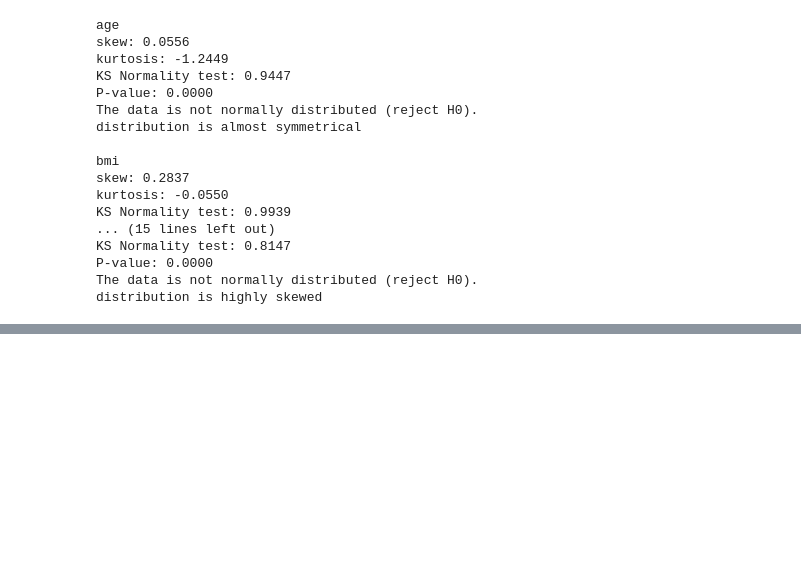
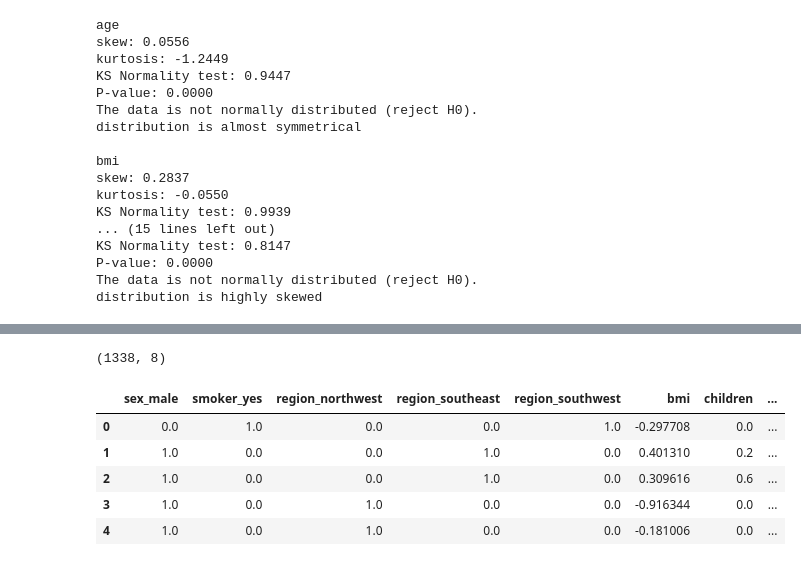
Before and after one commit to Just-Aymz/US-Insurance-Data, a Jupyter notebook: Data_Preprocessing.ipynb, the cells around one changed output, grey strips where cells are left out. Saved outputs shown, nothing was run; the diff lists cells and outputs as text; code cells hidden in the pictures; blank space fills up the shorter version.

```diff
--- a/Data_Preprocessing.ipynb
+++ b/Data_Preprocessing.ipynb
@@ -134,11 +139,15 @@ def outlier_Values(feature: str, dataframe: Optional[pd.DataFrame]=df):
 
   if len(outliers) > 0:
     print(f'Column: {feature}\nOutliers: {len(outliers)}\n')
+    return feature
   else:
     print(f'Column {feature} has no outliers\n')
 # %%
+outliers = []
 for feature in df.select_dtypes(include='number'):
-  outlier_Values(feature)
+  outlier = outlier_Values(feature)
+  if not isinstance(outlier, type(None)):
+    outliers.append(outlier)
 # %% [output]
 Column age has no outliers
 
@@ -390 +309,36 @@ for col in encoded_df:
+# %%
+# Fit and transform the data
+transformed_data = pipeline.fit_transform(df)
+
+# Get the feature names for the transformed data
+onehot_columns = (
+    preprocessor.transformers_[0][1].get_feature_names_out(categorical_feats)
+).tolist()
+
+# Define the new column names for the transformed data
+numeric_columns = (
+    df.select_dtypes(include='number') # Income column is transformed
+).columns.tolist()
+
+# Remove the first occurrence of the element 2
+numeric_columns.remove('charges')
+
+all_columns = (
+    onehot_columns + outlier_feats + range_feats + gauss_feats
+)
+# Convert the transformed data back to a DataFrame with appropriate
+# column names
+transformed_df = pd.DataFrame(transformed_data, columns=all_columns)
+# %% [output]
+(1338, 8)
+# %%
+# Confirm transformations
+transformed_df.head()
+# %% [output]
+|  | sex_male | smoker_yes | region_northwest | region_southeast | region_southwest | bmi | children | ... |
+| 0 | 0.0 | 1.0 | 0.0 | 0.0 | 1.0 | -0.297708 | 0.0 | ... |
+| 1 | 1.0 | 0.0 | 0.0 | 1.0 | 0.0 | 0.401310 | 0.2 | ... |
+| 2 | 1.0 | 0.0 | 0.0 | 1.0 | 0.0 | 0.309616 | 0.6 | ... |
+| 3 | 1.0 | 0.0 | 1.0 | 0.0 | 0.0 | -0.916344 | 0.0 | ... |
+| 4 | 1.0 | 0.0 | 1.0 | 0.0 | 0.0 | -0.181006 | 0.0 | ... |
 # %%
```
Also changed, not shown: parts of 25 cells of this notebook.
